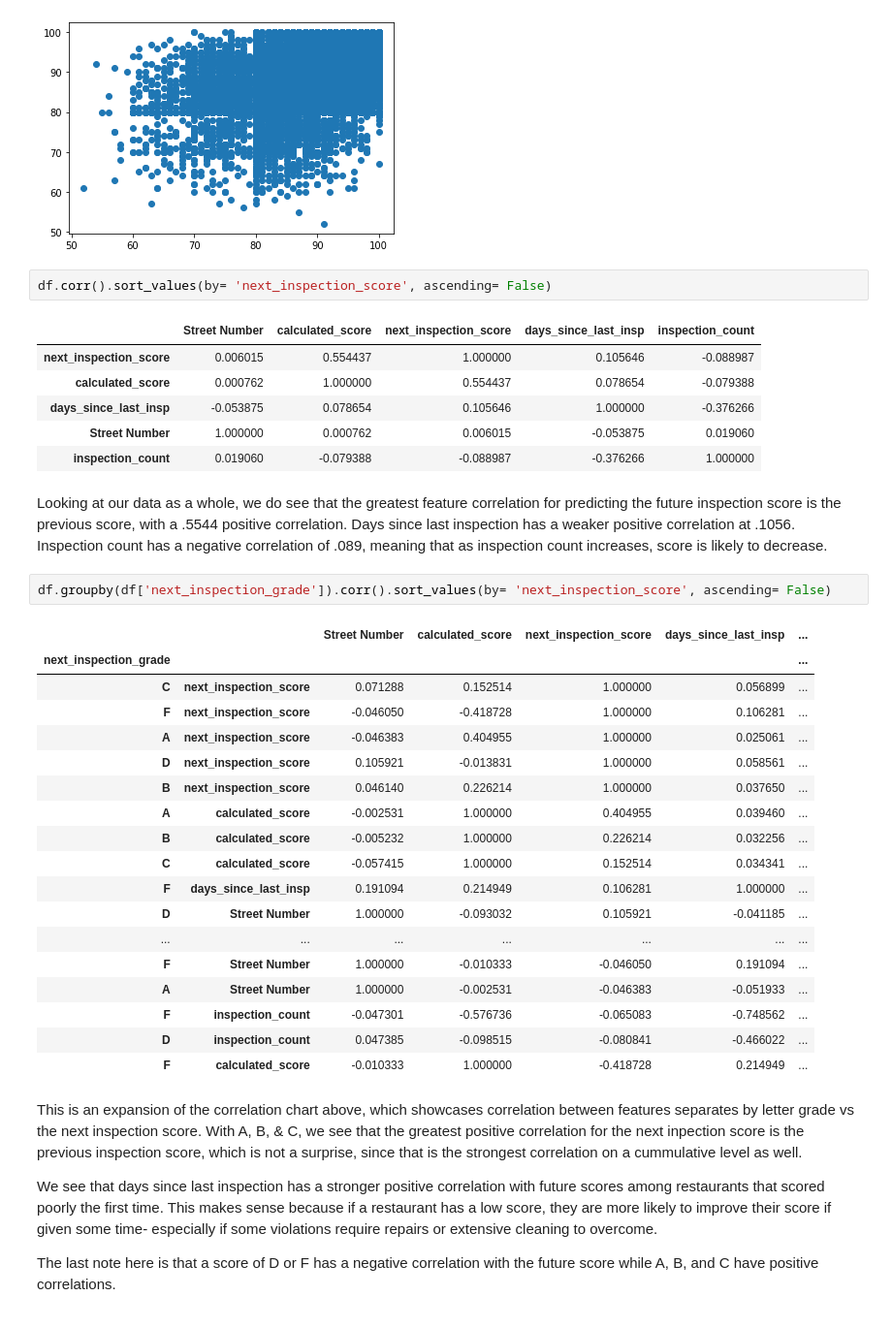
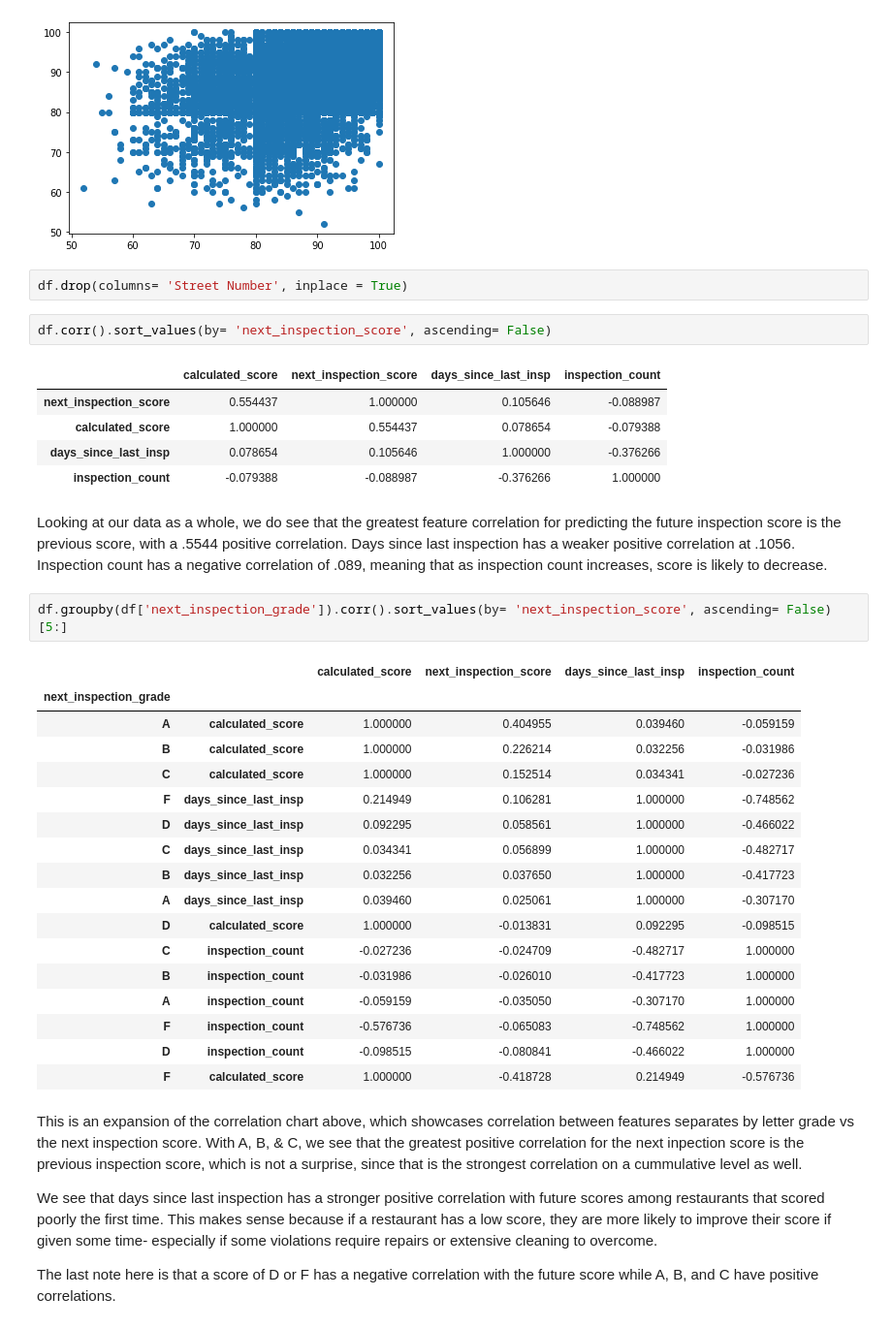
Before and after one commit to BLGreenspan/Capstone, a Jupyter notebook: Capstone Code.ipynb, the cells around one changed output. Shown at 97% size. Drawn from its saved outputs; the diff is of its cells as text.

```diff
--- a/Capstone Code.ipynb
+++ b/Capstone Code.ipynb
@@ -331,38 +324,38 @@ df.loc[df['days_since_last_insp'] > 800]
 plt.scatter(df['calculated_score'], df['next_inspection_score']);
 # %% [output]
 [figure]
+# %%
+df.drop(columns= 'Street Number', inplace = True)
 # %%
 df.corr().sort_values(by= 'next_inspection_score', ascending= False)
 # %% [output]
-|  | Street Number | calculated_score | next_inspection_score | days_since_last_insp | inspection_count |
-| next_inspection_score | 0.006015 | 0.554437 | 1.000000 | 0.105646 | -0.088987 |
-| calculated_score | 0.000762 | 1.000000 | 0.554437 | 0.078654 | -0.079388 |
-| days_since_last_insp | -0.053875 | 0.078654 | 0.105646 | 1.000000 | -0.376266 |
-| Street Number | 1.000000 | 0.000762 | 0.006015 | -0.053875 | 0.019060 |
-| inspection_count | 0.019060 | -0.079388 | -0.088987 | -0.376266 | 1.000000 |
+|  | calculated_score | next_inspection_score | days_since_last_insp | inspection_count |
+| next_inspection_score | 0.554437 | 1.000000 | 0.105646 | -0.088987 |
+| calculated_score | 1.000000 | 0.554437 | 0.078654 | -0.079388 |
+| days_since_last_insp | 0.078654 | 0.105646 | 1.000000 | -0.376266 |
+| inspection_count | -0.079388 | -0.088987 | -0.376266 | 1.000000 |
 # %% [markdown]
 Looking at our data as a whole, we do see that the greatest feature correlation for predicting the future inspection score is the previous score, with a .5544 positive correlation.  Days since last inspection has a weaker positive correlation at .1056.  Inspection count has a negative correlation of .089, meaning that as inspection count increases, score is likely to decrease.
 # %%
-df.groupby(df['next_inspection_grade']).corr().sort_values(by= 'next_inspection_score', ascending= False)
+df.groupby(df['next_inspection_grade']).corr().sort_values(by= 'next_inspection_score', ascending= False)[5:]
 # %% [output]
-|  |  | Street Number | calculated_score | next_inspection_score | days_since_last_insp | ... |
-| next_inspection_grade |  |  |  |  |  | ... |
-| C | next_inspection_score | 0.071288 | 0.152514 | 1.000000 | 0.056899 | ... |
-| F | next_inspection_score | -0.046050 | -0.418728 | 1.000000 | 0.106281 | ... |
-| A | next_inspection_score | -0.046383 | 0.404955 | 1.000000 | 0.025061 | ... |
-| D | next_inspection_score | 0.105921 | -0.013831 | 1.000000 | 0.058561 | ... |
-| B | next_inspection_score | 0.046140 | 0.226214 | 1.000000 | 0.037650 | ... |
-| A | calculated_score | -0.002531 | 1.000000 | 0.404955 | 0.039460 | ... |
-| B | calculated_score | -0.005232 | 1.000000 | 0.226214 | 0.032256 | ... |
-| C | calculated_score | -0.057415 | 1.000000 | 0.152514 | 0.034341 | ... |
-| F | days_since_last_insp | 0.191094 | 0.214949 | 0.106281 | 1.000000 | ... |
-| D | Street Number | 1.000000 | -0.093032 | 0.105921 | -0.041185 | ... |
-| ... | ... | ... | ... | ... | ... | ... |
-| F | Street Number | 1.000000 | -0.010333 | -0.046050 | 0.191094 | ... |
-| A | Street Number | 1.000000 | -0.002531 | -0.046383 | -0.051933 | ... |
-| F | inspection_count | -0.047301 | -0.576736 | -0.065083 | -0.748562 | ... |
-| D | inspection_count | 0.047385 | -0.098515 | -0.080841 | -0.466022 | ... |
-| F | calculated_score | -0.010333 | 1.000000 | -0.418728 | 0.214949 | ... |
+|  |  | calculated_score | next_inspection_score | days_since_last_insp | inspection_count |
+| next_inspection_grade |  |  |  |  |  |
+| A | calculated_score | 1.000000 | 0.404955 | 0.039460 | -0.059159 |
+| B | calculated_score | 1.000000 | 0.226214 | 0.032256 | -0.031986 |
+| C | calculated_score | 1.000000 | 0.152514 | 0.034341 | -0.027236 |
+| F | days_since_last_insp | 0.214949 | 0.106281 | 1.000000 | -0.748562 |
+| D | days_since_last_insp | 0.092295 | 0.058561 | 1.000000 | -0.466022 |
+| C | days_since_last_insp | 0.034341 | 0.056899 | 1.000000 | -0.482717 |
+| B | days_since_last_insp | 0.032256 | 0.037650 | 1.000000 | -0.417723 |
+| A | days_since_last_insp | 0.039460 | 0.025061 | 1.000000 | -0.307170 |
+| D | calculated_score | 1.000000 | -0.013831 | 0.092295 | -0.098515 |
+| C | inspection_count | -0.027236 | -0.024709 | -0.482717 | 1.000000 |
+| B | inspection_count | -0.031986 | -0.026010 | -0.417723 | 1.000000 |
+| A | inspection_count | -0.059159 | -0.035050 | -0.307170 | 1.000000 |
+| F | inspection_count | -0.576736 | -0.065083 | -0.748562 | 1.000000 |
+| D | inspection_count | -0.098515 | -0.080841 | -0.466022 | 1.000000 |
+| F | calculated_score | 1.000000 | -0.418728 | 0.214949 | -0.576736 |
 # %% [markdown]
 This is an expansion of the correlation chart above, which showcases correlation between features separates by letter grade vs the next inspection score.  With A, B, & C, we see that the greatest positive correlation for the next inpection score is the previous inspection score, which is not a surprise, since that is the strongest correlation on a cummulative level as well.
 
```
Also changed, not shown: parts of 28 cells of this notebook.
